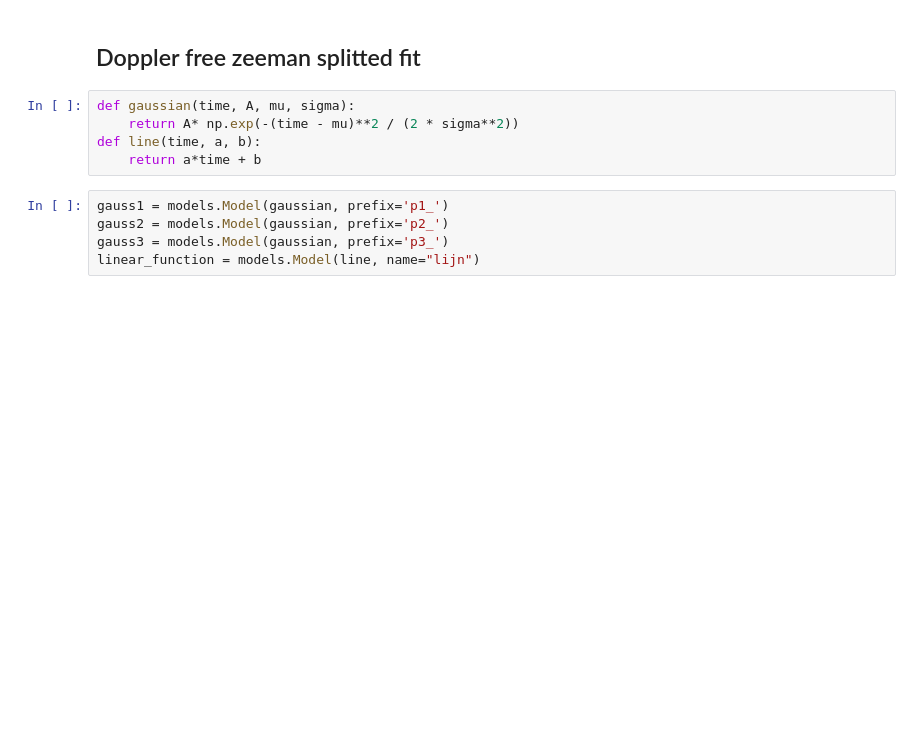
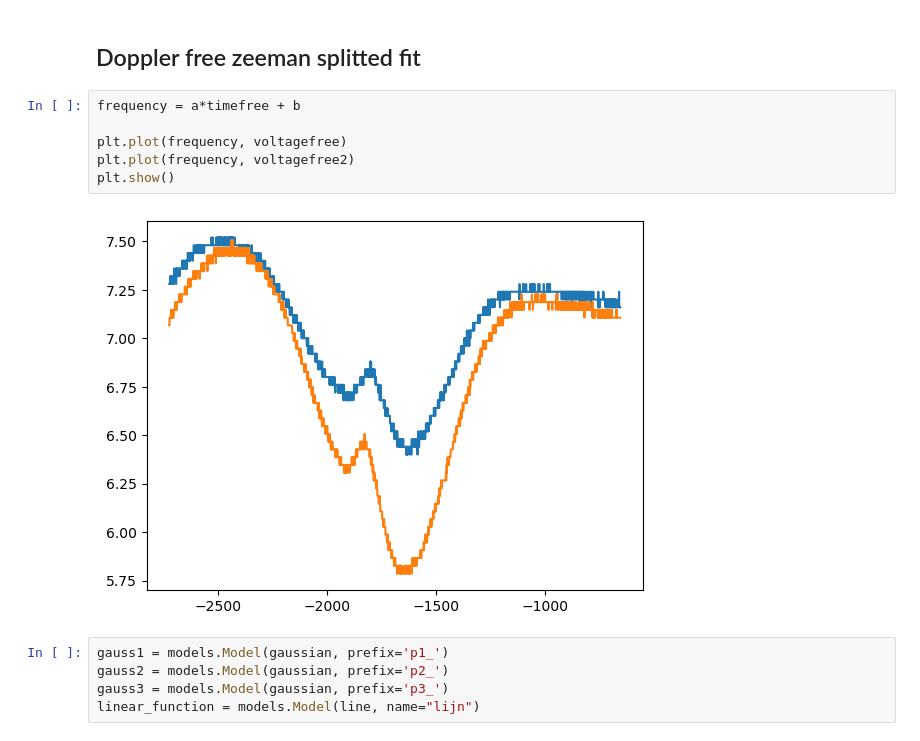
Before and after one commit to sabrahaim/Rubidium-spectrum, a Jupyter notebook: rubidium_spectra.ipynb, the cells around one changed output. Drawn from its saved outputs; the diff is of its cells as text; blank space fills up the shorter version.

```diff
--- a/rubidium_spectra.ipynb
+++ b/rubidium_spectra.ipynb
@@ -112,10 +139,13 @@ plt.show()
 # %% [markdown]
 ## Doppler free zeeman splitted fit
-# %%
-def gaussian(time, A, mu, sigma):
-    return A* np.exp(-(time - mu)**2 / (2 * sigma**2))
-def line(time, a, b):
-    return a*time + b
+# %%
+frequency = a*timefree + b
+
+plt.plot(frequency, voltagefree)
+plt.plot(frequency, voltagefree2)
+plt.show()
+# %% [output]
+[figure, added]
 # %%
 gauss1 = models.Model(gaussian, prefix='p1_')
 gauss2 = models.Model(gaussian, prefix='p2_')
```
Also changed, not shown: parts of 8 cells of this notebook.
